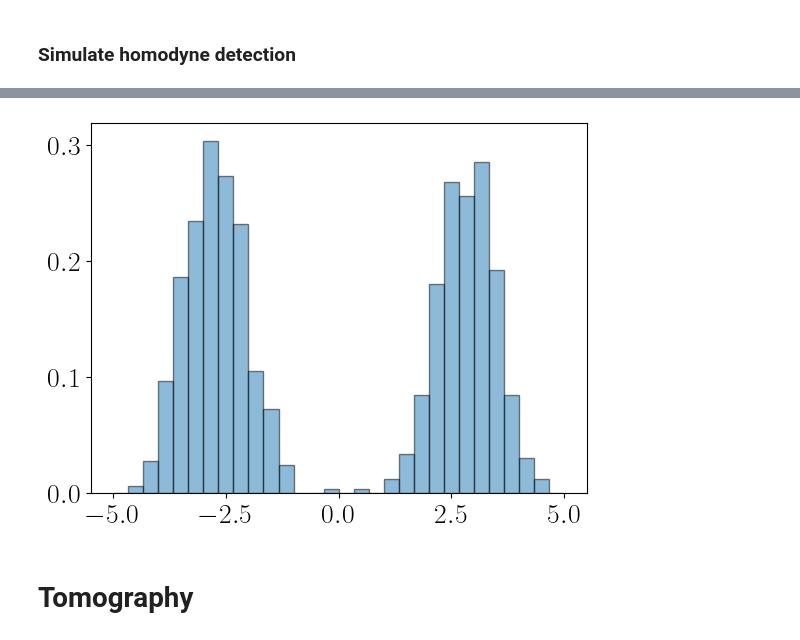
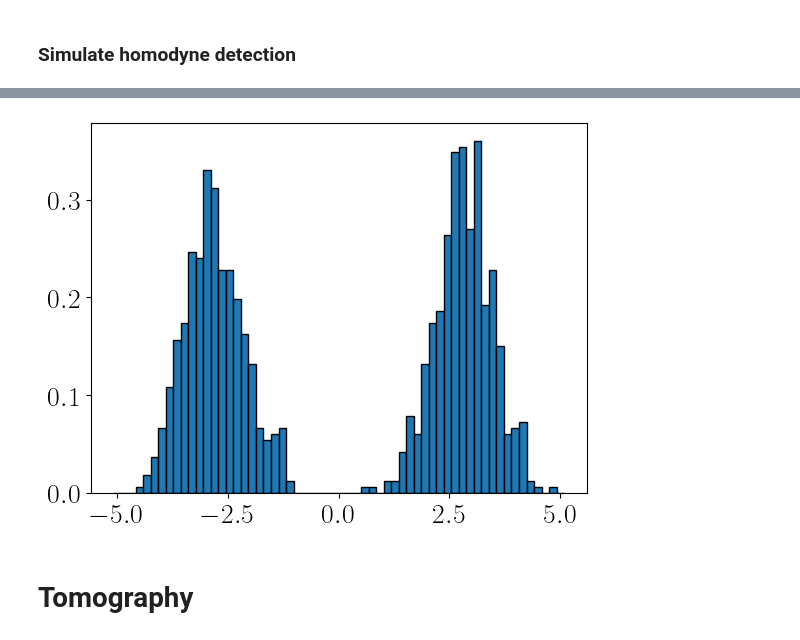
Before and after one commit to ingstra/qubitdyne, a Jupyter notebook: Digital homodyne detection and cvx tomography.ipynb, the cells around one changed output, grey strips where cells are left out. Saved outputs shown, nothing was run; the diff lists cells and outputs as text; code cells hidden in the pictures.

```diff
--- a/Digital homodyne detection and cvx tomography.ipynb
+++ b/Digital homodyne detection and cvx tomography.ipynb
@@ -168,9 +174,11 @@ b_all = Parallel(n_jobs=-1, verbose=0, backend="loky")(delayed(get_hist)(rotangl
-# %%
-# plot one histogram for show
-
-get_hist(0);
-# %% [output]
-[figure, removed]
+# %%
+# plot one histogram for show
+
+x_hist = np.linspace(-L,L,Nbins)
+width = np.diff(x_hist)[0]
+plt.bar(x_hist,b_all[0], align='center', width=width, edgecolor='k');
+# %% [output]
+[figure, added]
 # %% [markdown]
 # Tomography
 # %% [markdown]
```
Also changed, not shown: parts of 5 cells of this notebook.
